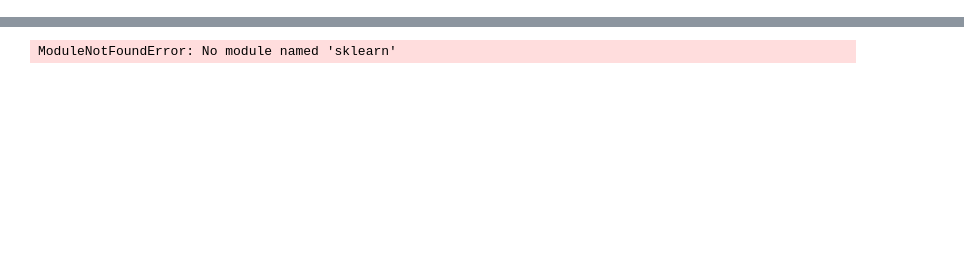
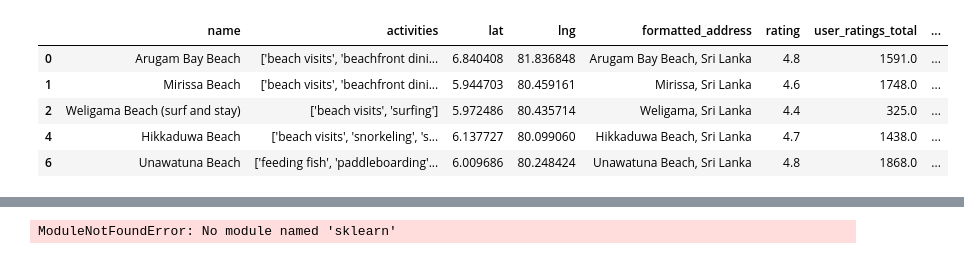
Before and after one commit to ywchanna2001/RootCode_Datathon, a Jupyter notebook: ContentBasedFiltering.ipynb, the cells around one changed output, grey strips where cells are left out. Drawn from its saved outputs; the diff is of its cells as text; code cells hidden in the pictures; blank space fills up the shorter version.

```diff
--- a/ContentBasedFiltering.ipynb
+++ b/ContentBasedFiltering.ipynb
@@ -1 +24,12 @@
+# %%
+# Drop rows that contain any null values
+data = df1.dropna()
+data.head()
+# %% [output]
+|  | name | activities | lat | lng | formatted_address | rating | user_ratings_total | ... |
+| 0 | Arugam Bay Beach | ['beach visits', 'beachfront dini... | 6.840408 | 81.836848 | Arugam Bay Beach, Sri Lanka | 4.8 | 1591.0 | ... |
+| 1 | Mirissa Beach | ['beach visits', 'beachfront dini... | 5.944703 | 80.459161 | Mirissa, Sri Lanka | 4.6 | 1748.0 | ... |
+| 2 | Weligama Beach (surf and stay) | ['beach visits', 'surfing'] | 5.972486 | 80.435714 | Weligama, Sri Lanka | 4.4 | 325.0 | ... |
+| 4 | Hikkaduwa Beach | ['beach visits', 'snorkeling', 's... | 6.137727 | 80.099060 | Hikkaduwa Beach, Sri Lanka | 4.7 | 1438.0 | ... |
+| 6 | Unawatuna Beach | ['feeding fish', 'paddleboarding'... | 6.009686 | 80.248424 | Unawatuna Beach, Sri Lanka | 4.8 | 1868.0 | ... |
 # %%
```
Also changed, not shown: parts of 10 cells of this notebook, 1 other file.
